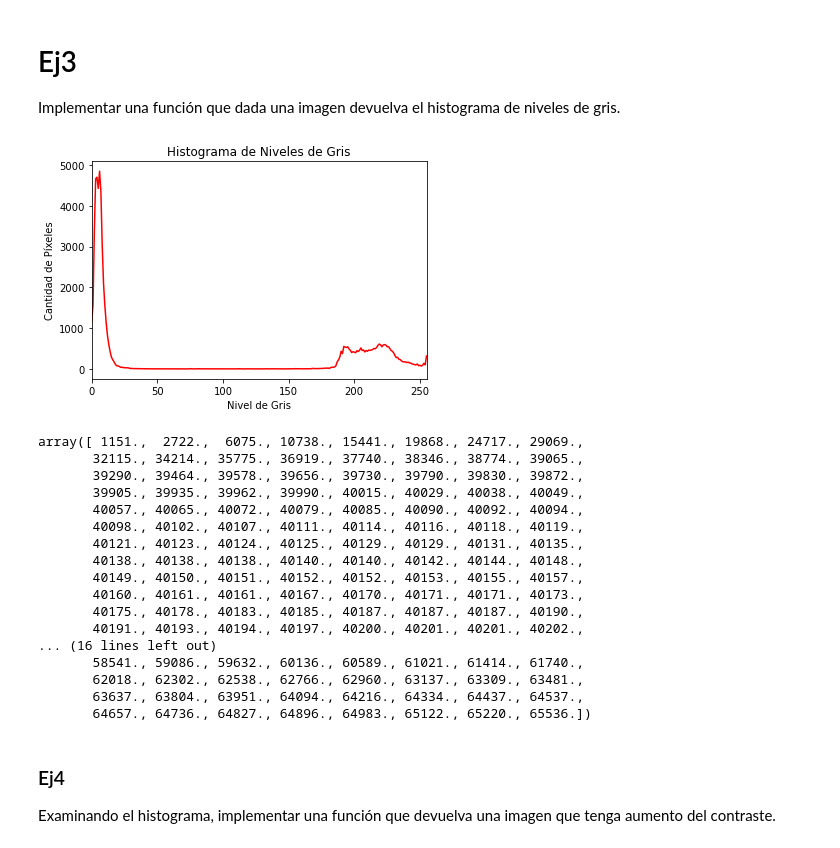
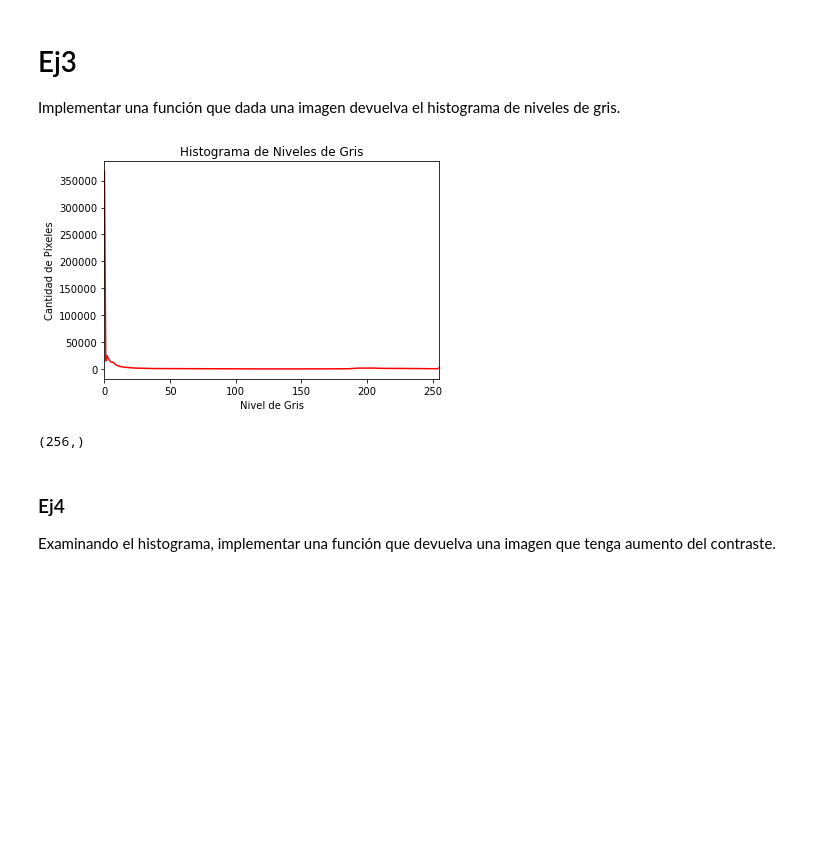
Before and after one commit to KenetC/ProcImg, a Jupyter notebook: Labos/Practica1.ipynb, the cells around one changed output. Cells and saved outputs as stored; diff of their text form; code cells hidden in the pictures; blank space fills up the shorter version.

```diff
--- a/Labos/Practica1.ipynb
+++ b/Labos/Practica1.ipynb
@@ -5,3 +5,12 @@ import matplotlib.pyplot as plt
 # %% [markdown]
 ### Ej1:
 Dada una imagen y un valor entero: 2, 3 o 4 muestre la imagen obtenida de multiplicarla por alguno de esos valores.
+# %%
+ruta1 = 'Imagenes_para_contraste/asteroid.jpg'
+img = cv2.imread(ruta1,cv2.IMREAD_GRAYSCALE)
+if img is None:
+    print("Error ruta no valida")
+    exit()
+print(img.shape)
+print(np.iinfo(img.dtype).max)
+print()
@@ -44,9 +58,10 @@ def f3(ruta:str, mostrar:bool=False):
         print("Error ruta no valida")
         exit()
     bins = np.iinfo(img.dtype).max+1
+    X,Y = img.shape
     histogram = np.zeros(bins)
-    for i in range(bins):
-        for j in range(bins):
+    for i in range(X):
+        for j in range(Y):
             gris = img[i,j]
             histogram[gris] += 1
     if mostrar :
@@ -58,26 +73,10 @@ def f3(ruta:str, mostrar:bool=False):
         plt.show()
     return histogram
 # %%
-f3(ruta1,mostrar = True).cumsum()
+f3(ruta1,mostrar = True)
 # %% [output]
-[figure, old version]
+[figure, new version]
-array([ 1151.,  2722.,  6075., 10738., 15441., 19868., 24717., 29069.,
-       32115., 34214., 35775., 36919., 37740., 38346., 38774., 39065.,
-       39290., 39464., 39578., 39656., 39730., 39790., 39830., 39872.,
-       39905., 39935., 39962., 39990., 40015., 40029., 40038., 40049.,
-       40057., 40065., 40072., 40079., 40085., 40090., 40092., 40094.,
-       40098., 40102., 40107., 40111., 40114., 40116., 40118., 40119.,
-       40121., 40123., 40124., 40125., 40129., 40129., 40131., 40135.,
-       40138., 40138., 40138., 40140., 40140., 40142., 40144., 40148.,
-       40149., 40150., 40151., 40152., 40152., 40153., 40155., 40157.,
-       40160., 40161., 40161., 40167., 40170., 40171., 40171., 40173.,
-       40175., 40178., 40183., 40185., 40187., 40187., 40187., 40190.,
-       40191., 40193., 40194., 40197., 40200., 40201., 40201., 40202.,
-... (16 lines left out)
-       58541., 59086., 59632., 60136., 60589., 61021., 61414., 61740.,
-       62018., 62302., 62538., 62766., 62960., 63137., 63309., 63481.,
-       63637., 63804., 63951., 64094., 64216., 64334., 64437., 64537.,
-       64657., 64736., 64827., 64896., 64983., 65122., 65220., 65536.])
+(256,)
 # %% [markdown]
 ### Ej4
 Examinando el histograma, implementar una función que devuelva una imagen que tenga aumento del contraste.
```
Also changed, not shown: parts of 6 cells of this notebook.
